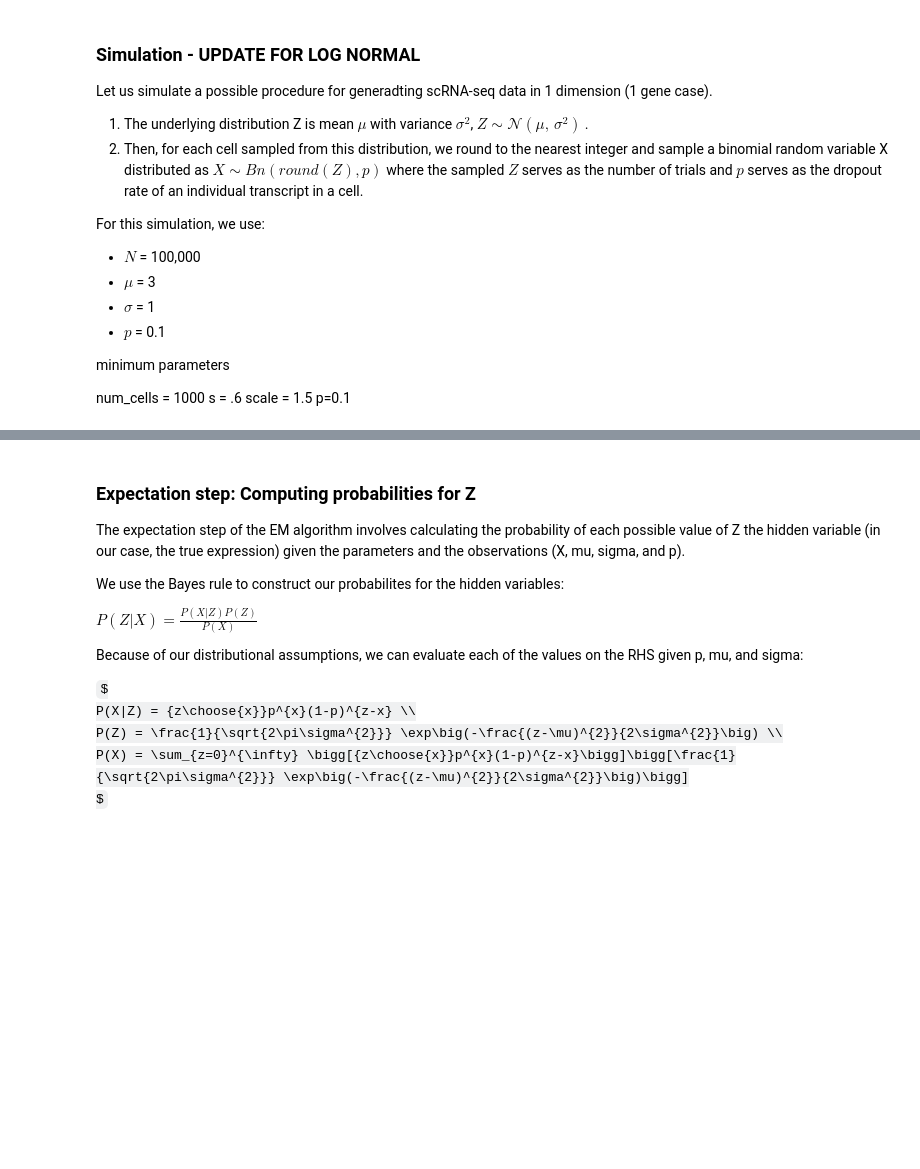
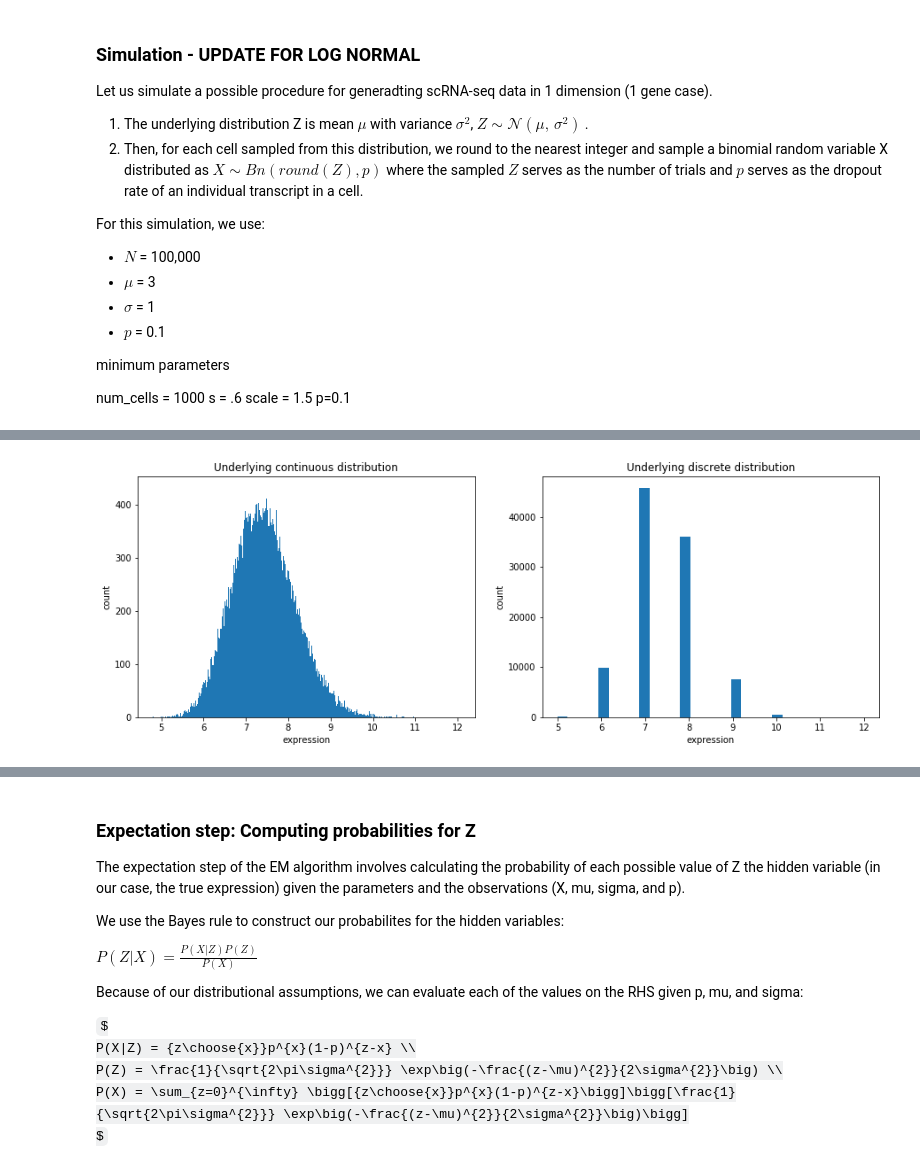
Before and after one commit to yelabucsf/scrna-parameter-estimation, a Jupyter notebook: notebooks/1d_em_simulation_lognormal_v2.ipynb, the cells around one changed output, grey strips where cells are left out. Drawn from its saved outputs; the diff is of its cells as text; code cells hidden in the pictures; some formulas as TeX source; blank space fills up the shorter version.

```diff
--- a/notebooks/1d_em_simulation_lognormal_v2.ipynb
+++ b/notebooks/1d_em_simulation_lognormal_v2.ipynb
@@ -105,5 +115,19 @@ fit_lognormal(ground_truth_counts, w=np.ones(num_cells))
 # %%
 observed = np.random.binomial(n=ground_truth_counts, p=p)
+# %%
+plt.figure(figsize=(15, 5))
+plt.subplot(1, 2, 1);
+plt.title('Underlying continuous distribution')
+plt.hist(continuous, bins=1000);
+plt.xlabel('expression');plt.ylabel('count')
+#plt.xlim(0, 25)
+plt.subplot(1, 2, 2);
+plt.title('Underlying discrete distribution')
+plt.xlabel('expression'); plt.ylabel('count')
+plt.hist(ground_truth_counts, bins=30);
+#plt.xlim(0, 25)
+# %% [output]
+[figure, added]
 # %%
 plt.figure(figsize=(15, 5))
 plt.subplot(1, 2, 1);
```
Also changed, not shown: parts of 19 cells of this notebook, 7 other files.
